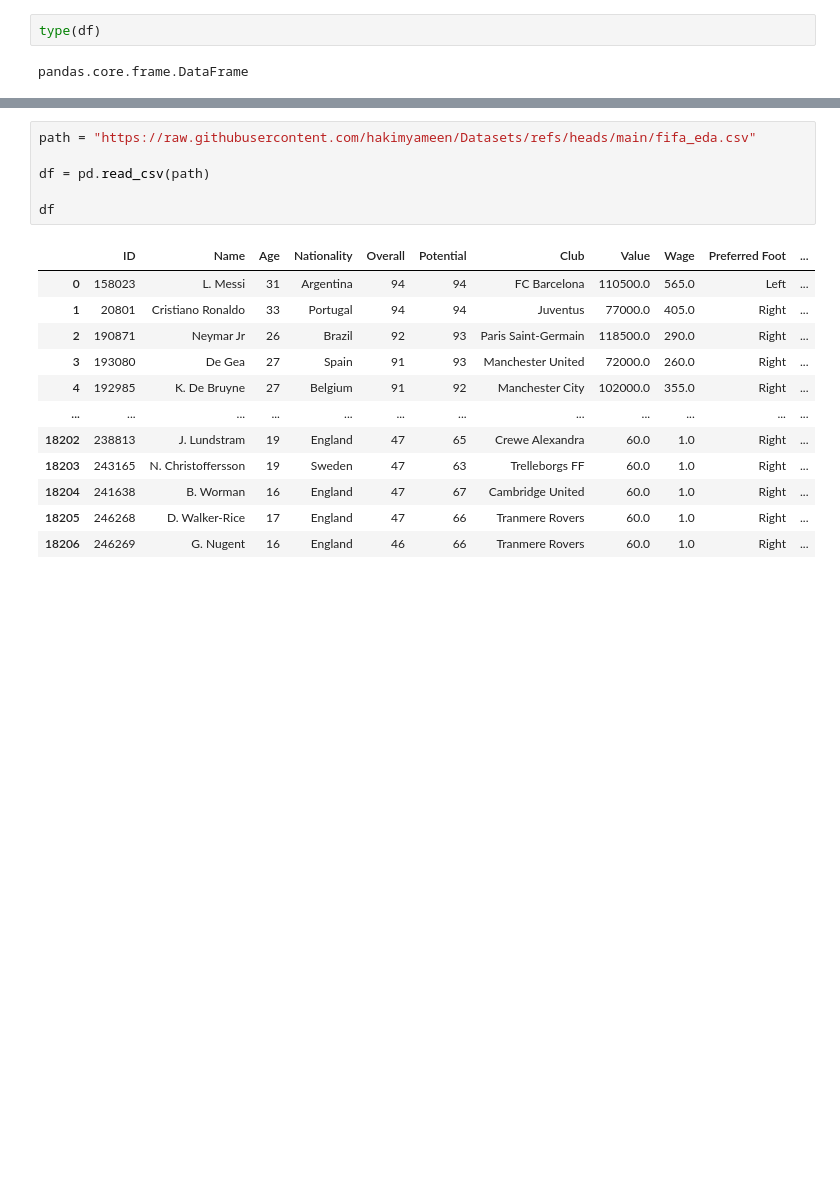
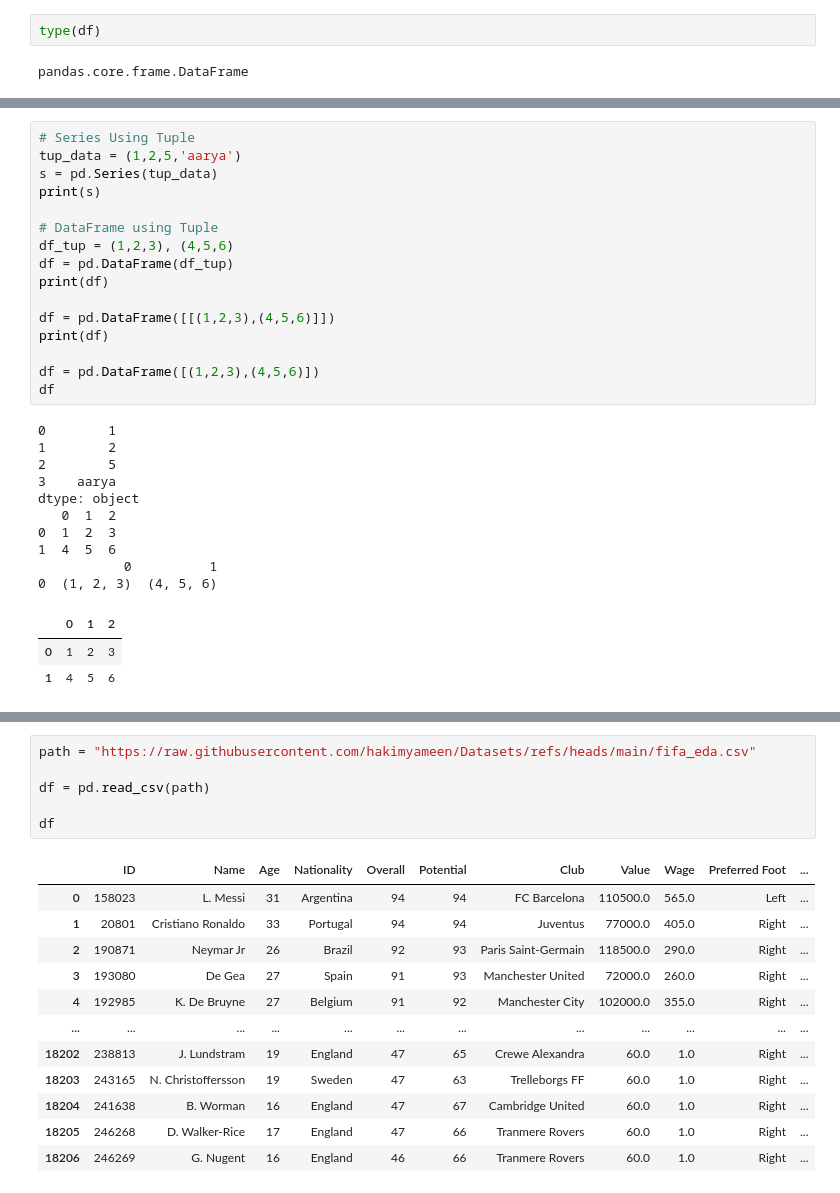
Before and after one commit to Aarya-Musale/Python, a Jupyter notebook: DS_pandas_.ipynb, the cells around one changed output, grey strips where cells are left out. Saved outputs shown, nothing was run; the diff lists cells and outputs as text; blank space fills up the shorter version.

```diff
--- a/DS_pandas_.ipynb
+++ b/DS_pandas_.ipynb
@@ -65,0 +72,30 @@ dtype: object
+# %%
+# Series Using Tuple
+tup_data = (1,2,5,'aarya')
+s = pd.Series(tup_data)
+print(s)
+
+# DataFrame using Tuple
+df_tup = (1,2,3), (4,5,6)
+df = pd.DataFrame(df_tup)
+print(df)
+
+df = pd.DataFrame([[(1,2,3),(4,5,6)]])
+print(df)
+
+df = pd.DataFrame([(1,2,3),(4,5,6)])
+df
+# %% [output]
+0        1
+1        2
+2        5
+3    aarya
+dtype: object
+   0  1  2
+0  1  2  3
+1  4  5  6
+           0          1
+0  (1, 2, 3)  (4, 5, 6)
+|  | 0 | 1 | 2 |
+| 0 | 1 | 2 | 3 |
+| 1 | 4 | 5 | 6 |
```
Also changed, not shown: parts of 6 cells of this notebook.
